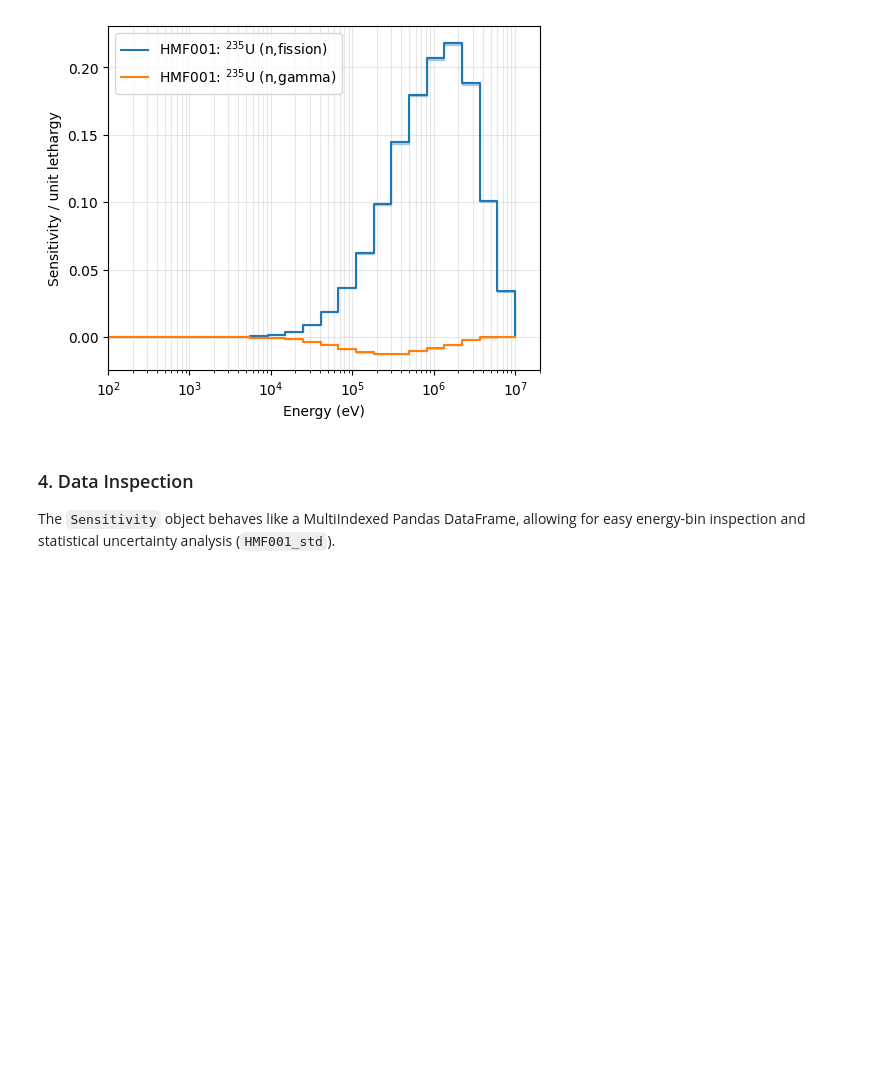
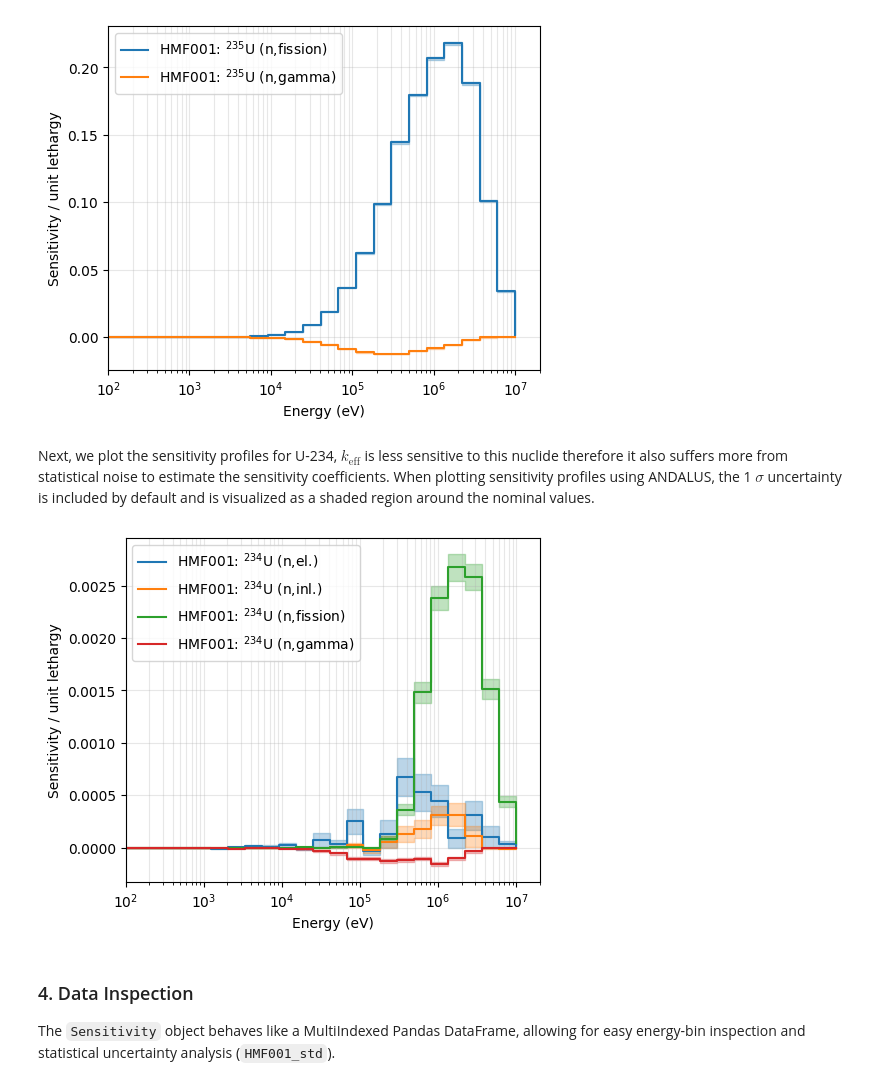
Before and after one commit to daan1392/andalus, a Jupyter notebook: examples/plot_serpent_sensitivity.ipynb, the cells around one changed output. Cells and saved outputs as stored; diff of their text form; code cells hidden in the pictures; blank space fills up the shorter version.

Commit message:
Update description for plotting sensitivity profiles with uncertainty bounds.

```diff
--- a/examples/plot_serpent_sensitivity.ipynb
+++ b/examples/plot_serpent_sensitivity.ipynb
@@ -23,7 +22,9 @@ In this example, we examine the **HMF001** (Godiva) benchmark. We filter the per
 # %%
 file_path = "../data/hmf001.ser_sens0.m"
 hmf001 = andalus.Sensitivity.from_serpent(
-    sens0_path=file_path, title="HMF001", pertlist=["mt 2 xs", "mt 4 xs", "mt 18 xs", "mt 102 xs"]
+    sens0_path=file_path,
+    title="HMF001",
+    pertlist=["mt 2 xs", "mt 4 xs", "mt 18 xs", "mt 102 xs"]
 )
 # %% [output]
 Reading ../data/hmf001.ser_sens0.m
@@ -48,6 +49,25 @@ ax.set(
 plt.show()
 # %% [output]
 [figure]
+# %% [markdown]
+Next, we plot the sensitivity profiles for U-234, $k_{\text{eff}}$ is less sensitive to this nuclide therefore it also suffers more from statistical noise to estimate the sensitivity coefficients. When plotting sensitivity profiles using ANDALUS, the 1 $\sigma$ uncertainty is included by default and is visualized as a shaded region around the nominal values.
+# %%
+zais = [922340]  # U-235
+perts = [2, 4, 18, 102]  # Fission and Capture
+
+fig, ax = plt.subplots(figsize=(5, 4), layout="constrained")
+
+for zai in zais:
+    for pert in perts:
+        hmf001.plot_sensitivity(zais=[zai], perts=[pert], ax=ax)
+
+ax.set(
+    xlim=(1e2, 2e7),
+)
+
+plt.show()
+# %% [output]
+[figure, added]
 # %% [markdown]
 ### 4. Data Inspection
 The `Sensitivity` object behaves like a MultiIndexed Pandas DataFrame, allowing for easy energy-bin inspection and statistical uncertainty analysis (`HMF001_std`).
```
Also changed, not shown: parts of 2 cells of this notebook.
